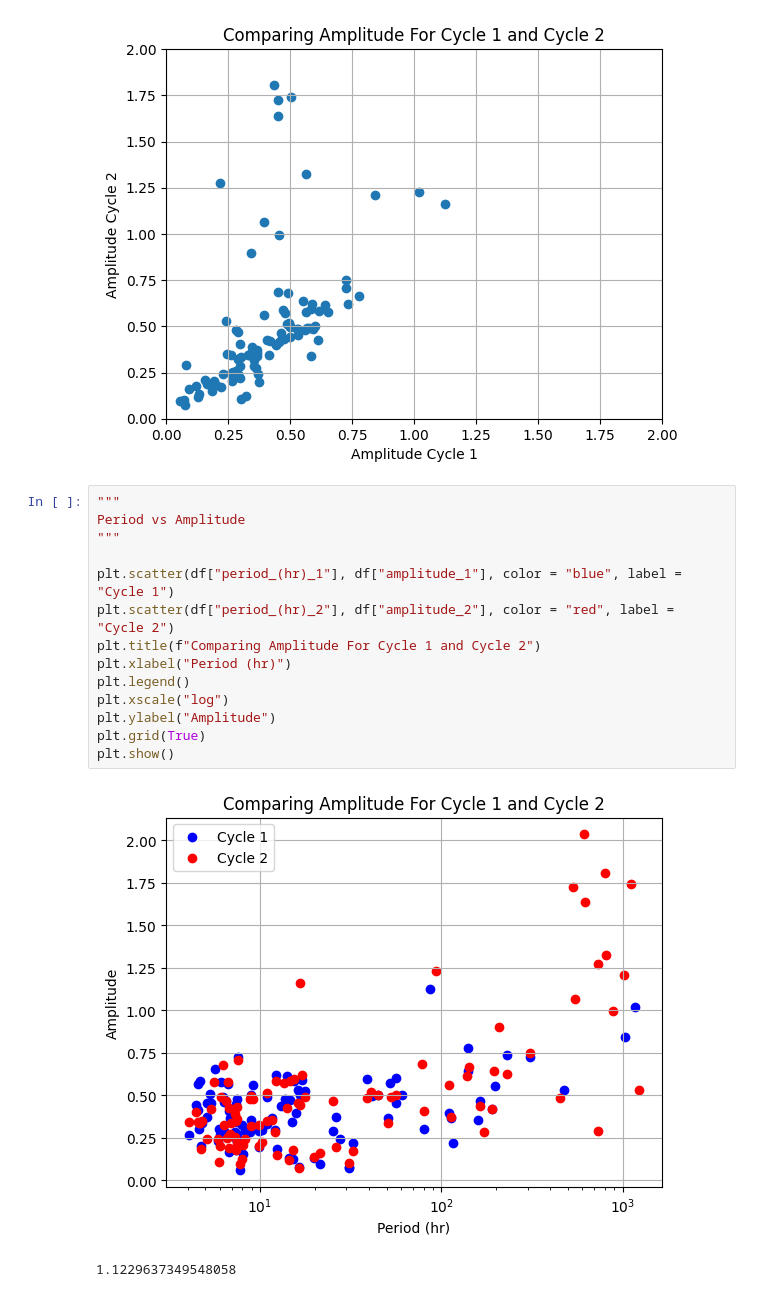
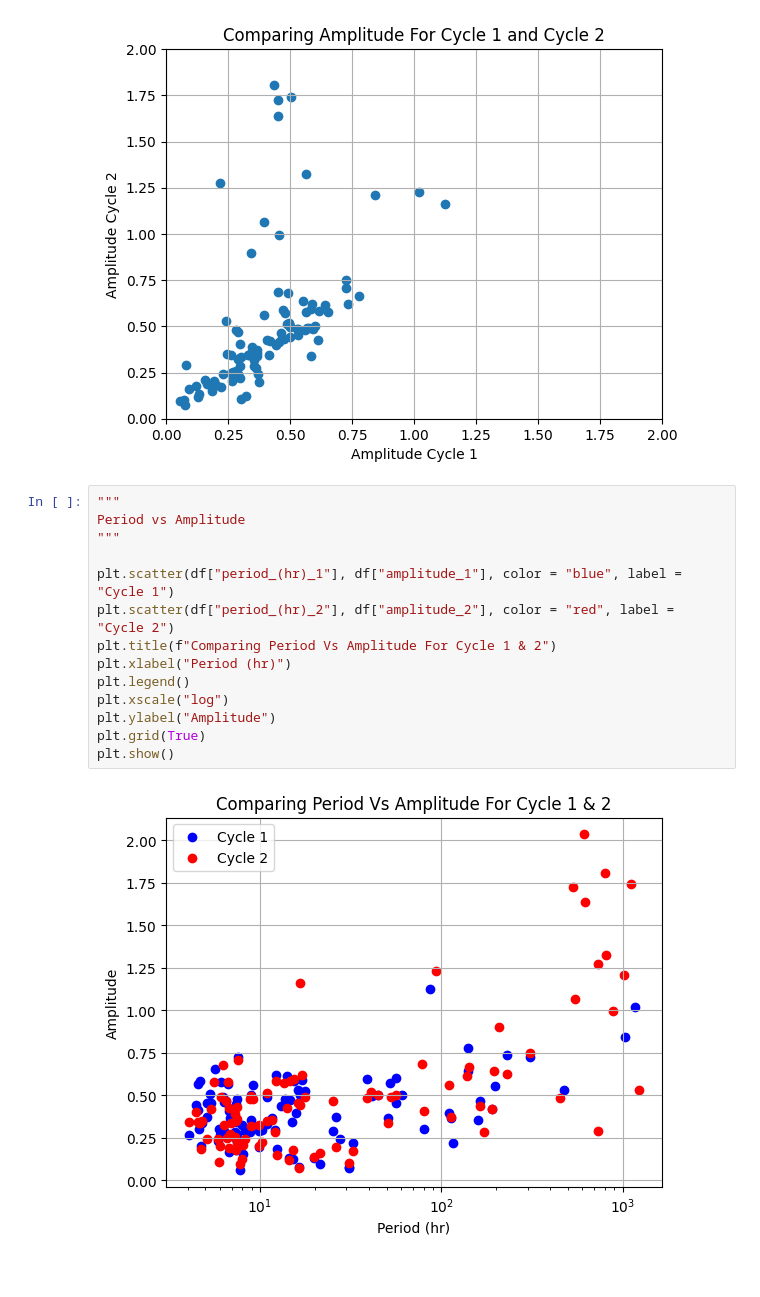
Before and after one commit to aidengseay/AstroInfoGroup1, a Jupyter notebook: AnalyzeLightCurve/CycleComparisons.ipynb, the cells around one changed output. Saved outputs shown, nothing was run; the diff lists cells and outputs as text.

Commit message:
fixed graph title

```diff
--- a/AnalyzeLightCurve/CycleComparisons.ipynb
+++ b/AnalyzeLightCurve/CycleComparisons.ipynb
@@ -84,17 +84,16 @@ plt.show()
 # %%
 """
 Period vs Amplitude
 """
 
 plt.scatter(df["period_(hr)_1"], df["amplitude_1"], color = "blue", label =  "Cycle 1")
 plt.scatter(df["period_(hr)_2"], df["amplitude_2"], color = "red", label = "Cycle 2")
-plt.title(f"Comparing Amplitude For Cycle 1 and Cycle 2")
+plt.title(f"Comparing Period Vs Amplitude For Cycle 1 & 2")
 plt.xlabel("Period (hr)")
 plt.legend()
 plt.xscale("log")
 plt.ylabel("Amplitude")
 plt.grid(True)
 plt.show()
 # %% [output]
-[figure, old version]
+[figure, new version]
-1.1229637349548058
```
